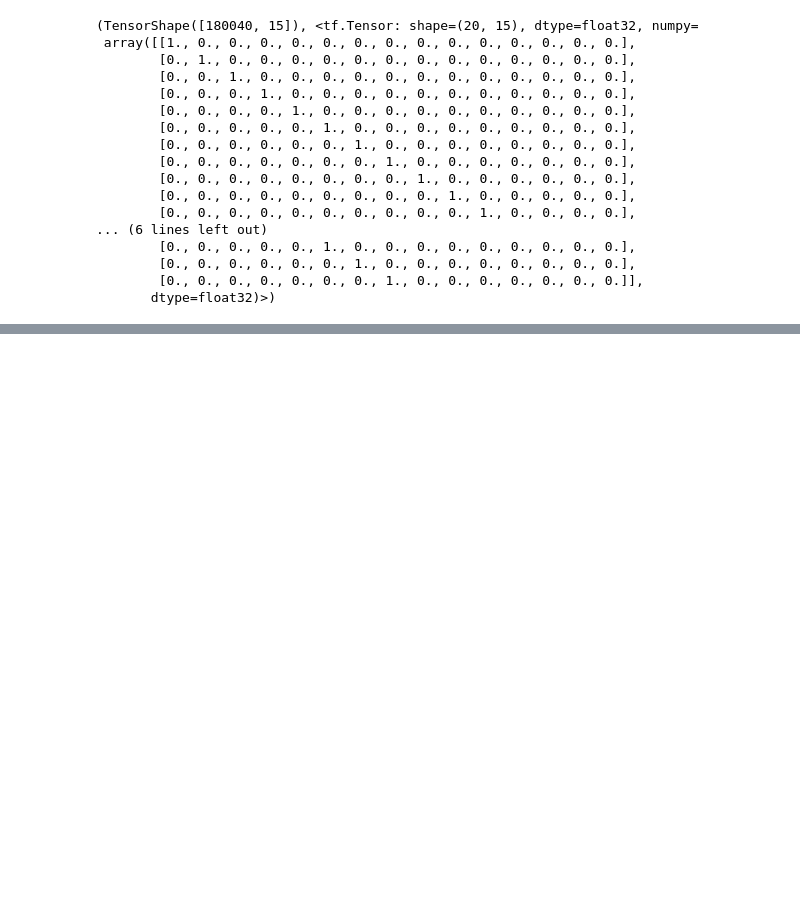
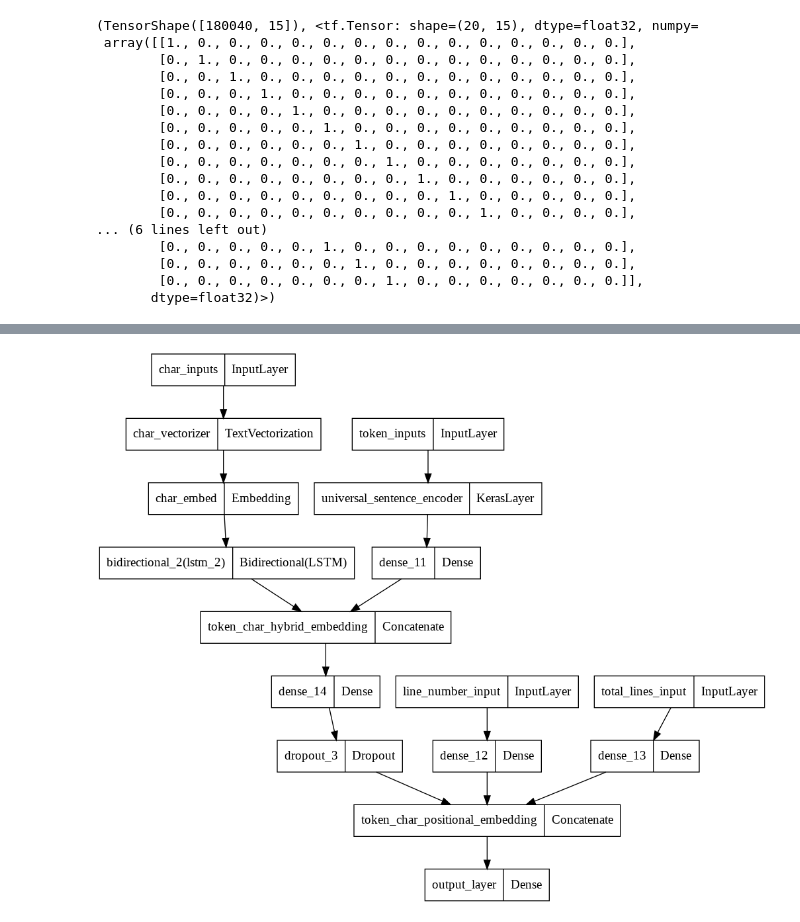
Before and after one commit to Nikitaion/TensorFlowLearning, a Jupyter notebook: 09_SkimLit_nlp_milestone_project_2.ipynb, the cells around one changed output, grey strips where cells are left out. Cells and saved outputs as stored; diff of their text form; code cells hidden in the pictures; blank space fills up the shorter version.

```diff
--- a/09_SkimLit_nlp_milestone_project_2.ipynb
+++ b/09_SkimLit_nlp_milestone_project_2.ipynb
@@ -1810,0 +1968,6 @@ train_line_numbers_one_hot.shape, train_line_numbers_one_hot[:20]
+# %%
+# Plot the token, char, positional embedding model
+from tensorflow.keras.utils import plot_model
+plot_model(model_5)
+# %% [output]
+[figure, added]
```
Also changed, not shown: parts of 39 cells of this notebook.
